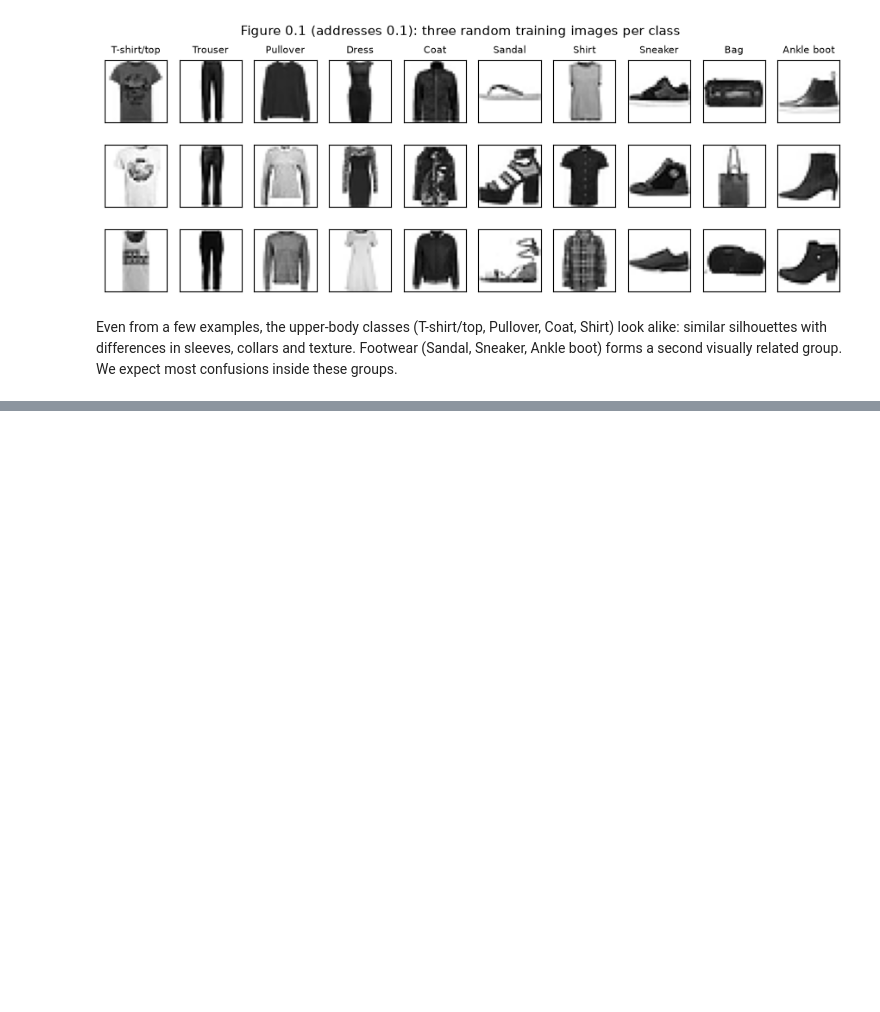
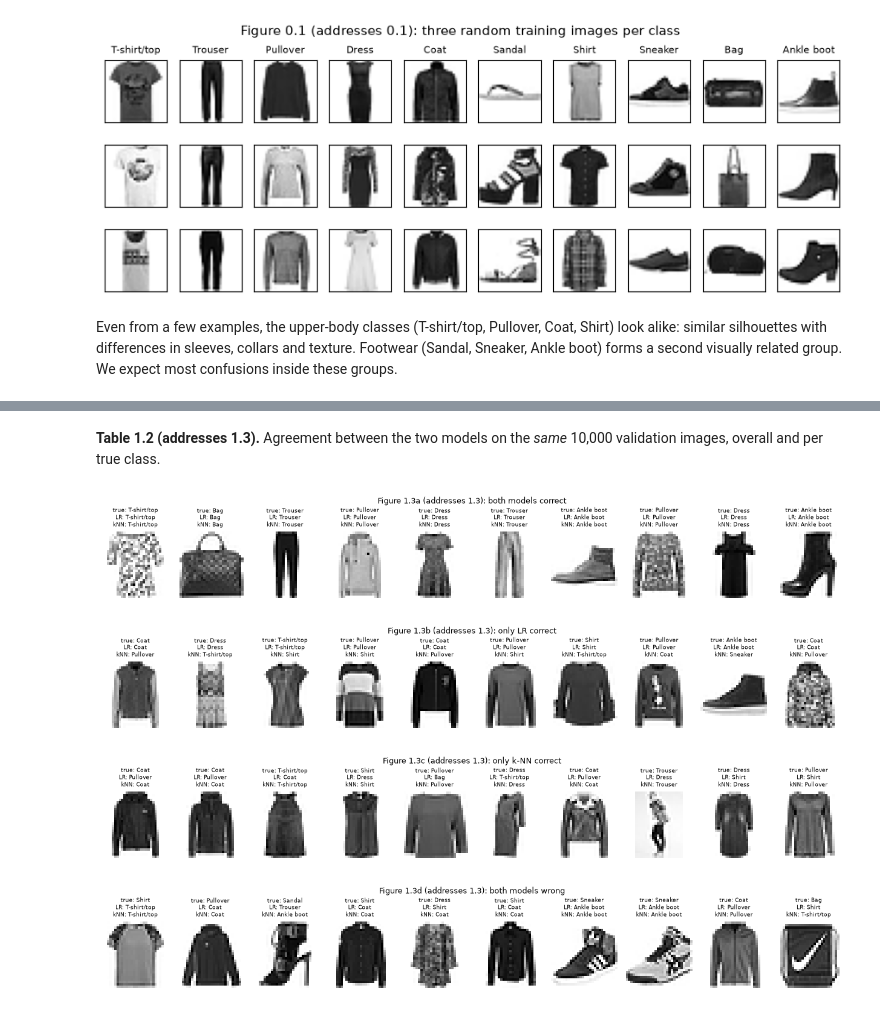
Before and after one commit to MazharulNibir1/ML_Coursework_1, a Jupyter notebook: coursework.ipynb, the cells around one changed output, grey strips where cells are left out. Cells and saved outputs as stored; diff of their text form; code cells hidden in the pictures; blank space fills up the shorter version.

```diff
--- a/coursework.ipynb
+++ b/coursework.ipynb
@@ -127,0 +319,16 @@ Ankle boot) forms a second visually related group. We expect most confusions ins
+# %%
+ok_lr, ok_knn = pred_lr == y_val, pred_knn == y_val
+agree = pd.DataFrame([[np.sum(ok_lr & ok_knn), np.sum(ok_lr & ~ok_knn)],
+                      [np.sum(~ok_lr & ok_knn), np.sum(~ok_lr & ~ok_knn)]],
+                     index=["LR correct", "LR wrong"], columns=["k-NN correct", "k-NN wrong"])
+both_wrong_same = np.sum(~ok_lr & ~ok_knn & (pred_lr == pred_knn))
+print(f"Both wrong on {agree.iloc[1, 1]} images; on {both_wrong_same} of them they predict the SAME wrong class.")
+display(agree)
+
+per_class_err = pd.DataFrame({
+    "support": np.bincount(y_val, minlength=10),
+    "both correct": np.bincount(y_val[ok_lr & ok_knn], minlength=10),
+    "only LR correct": np.bincount(y_val[ok_lr & ~ok_knn], minlength=10),
+    "only k-NN correct": np.bincount(y_val[~ok_lr & ok_knn], minlength=10),
+    "both wrong": np.bincount(y_val[~ok_lr & ~ok_knn], minlength=10)}, index=CLASS_NAMES)
+per_class_err
@@ -127,0 +351,24 @@ Ankle boot) forms a second visually related group. We expect most confusions ins
+# %% [markdown]
+**Table 1.2 (addresses 1.3).** Agreement between the two models on the *same* 10,000 validation images,
+overall and per true class.
+# %%
+def show_grid(indices, title, fname, n=10):
+    rng = np.random.default_rng(1)
+    indices = rng.choice(indices, min(n, len(indices)), replace=False) if len(indices) else []
+    fig, axes = plt.subplots(1, n, figsize=(1.25 * n, 2.0))
+    for ax in axes: ax.axis("off")
+    for ax, i in zip(axes, indices):
+        ax.imshow(X_val[i].reshape(28, 28), cmap="gray_r")
+        ax.set_title(f"true: {CLASS_NAMES[y_val[i]]}\nLR: {CLASS_NAMES[pred_lr[i]]}\n"
+                     f"kNN: {CLASS_NAMES[pred_knn[i]]}", fontsize=6.5)
+    fig.suptitle(title, fontsize=9); fig.tight_layout(); savefig(fig, fname); plt.show()
+
+show_grid(np.where(ok_lr & ok_knn)[0], "Figure 1.3a (addresses 1.3): both models correct", "fig1_3a_both_correct")
+show_grid(np.where(ok_lr & ~ok_knn)[0], "Figure 1.3b (addresses 1.3): only LR correct", "fig1_3b_only_lr")
+show_grid(np.where(~ok_lr & ok_knn)[0], "Figure 1.3c (addresses 1.3): only k-NN correct", "fig1_3c_only_knn")
+show_grid(np.where(~ok_lr & ~ok_knn)[0], "Figure 1.3d (addresses 1.3): both models wrong", "fig1_3d_both_wrong")
+# %% [output]
+[figure, added]
+[figure, added]
+[figure, added]
+[figure, added]
```
Also changed, not shown: parts of 18 cells of this notebook, 11 other files.
